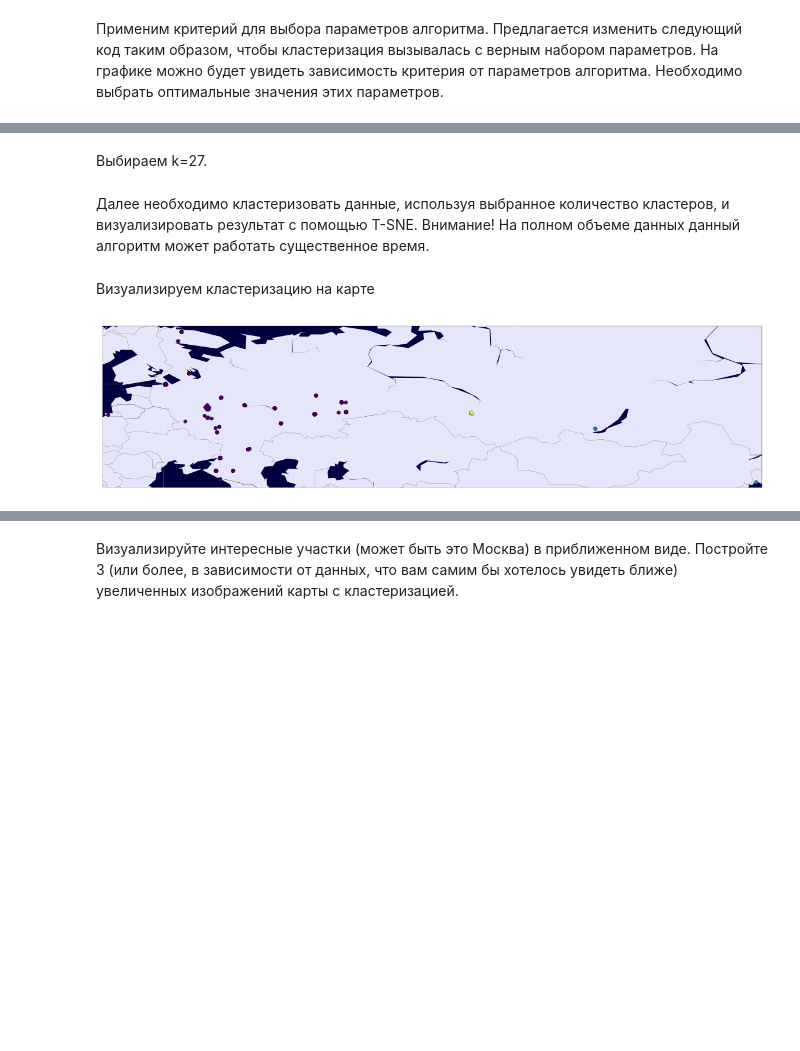
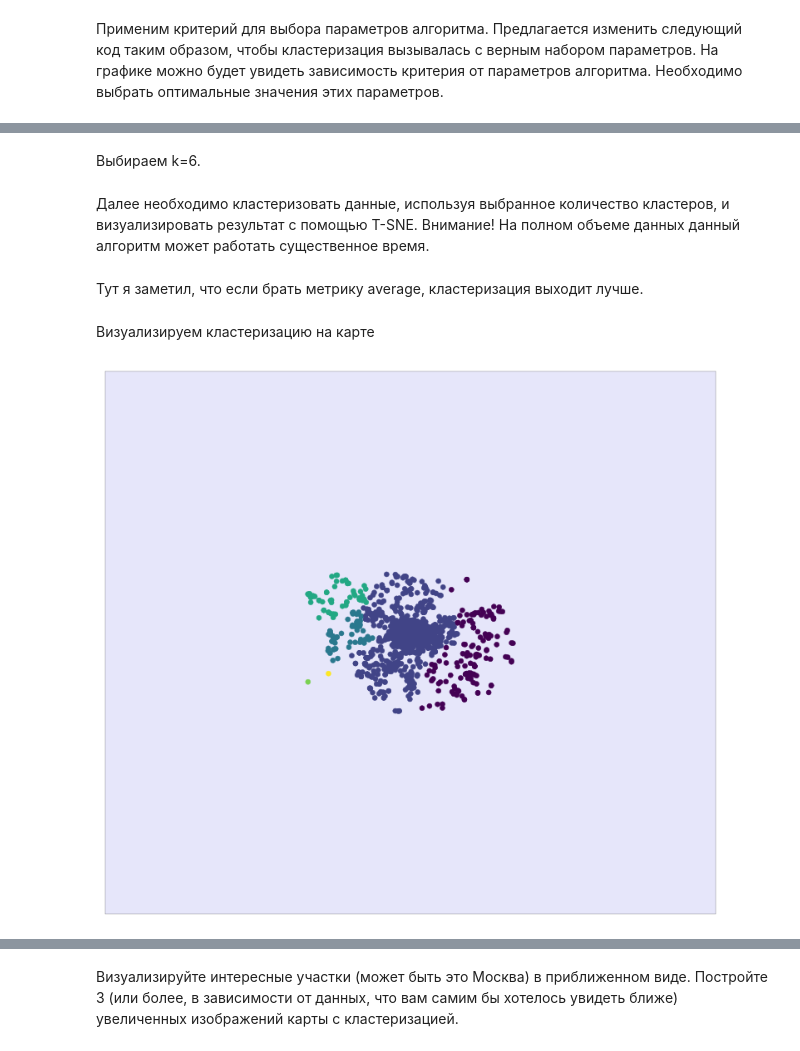
Before and after one commit to Kakoedlinnoeslovo/data_mining, a Jupyter notebook: hw2-degtyarev.ipynb, the cells around one changed output, grey strips where cells are left out. Drawn from its saved outputs; the diff is of its cells as text; code cells hidden in the pictures; blank space fills up the shorter version.

```diff
--- a/hw2-degtyarev.ipynb
+++ b/hw2-degtyarev.ipynb
@@ -342,10 +351,12 @@ pl.show()
 # %% [markdown]
-Выбираем k=27.
+Выбираем k=6.
 # %% [markdown]
 Далее необходимо кластеризовать данные, используя выбранное количество кластеров, и визуализировать результат с помощью T-SNE. Внимание! На полном объеме данных данный алгоритм может работать существенное время.
 # %%
-k_final = 27
+k_final = 6
 cls = Clustering()
-y_twenty_seven = cls.fit_predict(x_data_all,k_final)
+y= cls.fit_predict(x_data,k_final,linkage=average)
+# %% [markdown]
+Тут я заметил, что если брать метрику average, кластеризация выходит лучше.
 # %% [markdown]
 Визуализируем кластеризацию на карте
@@ -358,17 +363,16 @@ moscow = folium.Map(location=mos_center, zoom_start=11, control_scale=True)
 # %%
-short_data=x_data_all[:500]
 pl.figure(figsize=(20,12))
 
-m = bm.Basemap(projection='cyl', llcrnrlat=min(short_data[:, 0]) - 1, urcrnrlat=max(short_data[:, 0]) + 1, llcrnrlon=min(short_data[:, 1]) - 1, urcrnrlon=max(short_data[:, 1]) + 1, resolution='c')
+m = bm.Basemap(projection='cyl', llcrnrlat=min(x_data[:, 0])-0.5 , urcrnrlat=max(x_data[:, 0])+0.5 , llcrnrlon=min(x_data[:, 1])-0.5 , urcrnrlon=max(x_data[:, 1])+0.5 , resolution='c')
 
 m.drawcountries(linewidth=0.2)
 m.fillcontinents(color='lavender', lake_color='#000040')
 m.drawmapboundary(linewidth=0.2, fill_color='#000040')
 m.drawparallels(np.arange(-90,90,30),labels=[0,0,0,0], color='white', linewidth=0.5)
 m.drawmeridians(np.arange(0,360,30),labels=[0,0,0,0], color='white', linewidth=0.5)
 
-m.scatter(short_data[:, 1], short_data[:,0], c=y_twenty_seven, zorder=10)
+m.scatter(x_data[:, 1], x_data[:,0], c=y, zorder=10)
 
 pl.show()
 # %% [output]
-[figure, old version]
+[figure, new version]
```
Also changed, not shown: parts of 29 cells of this notebook.
